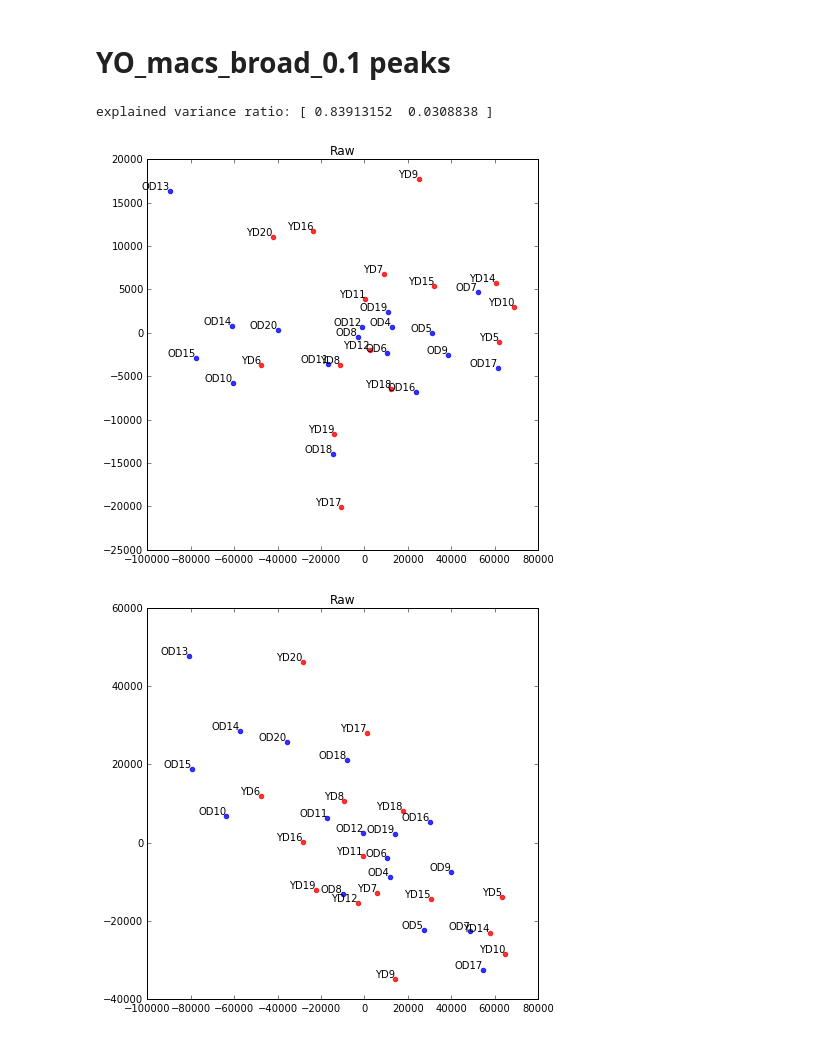
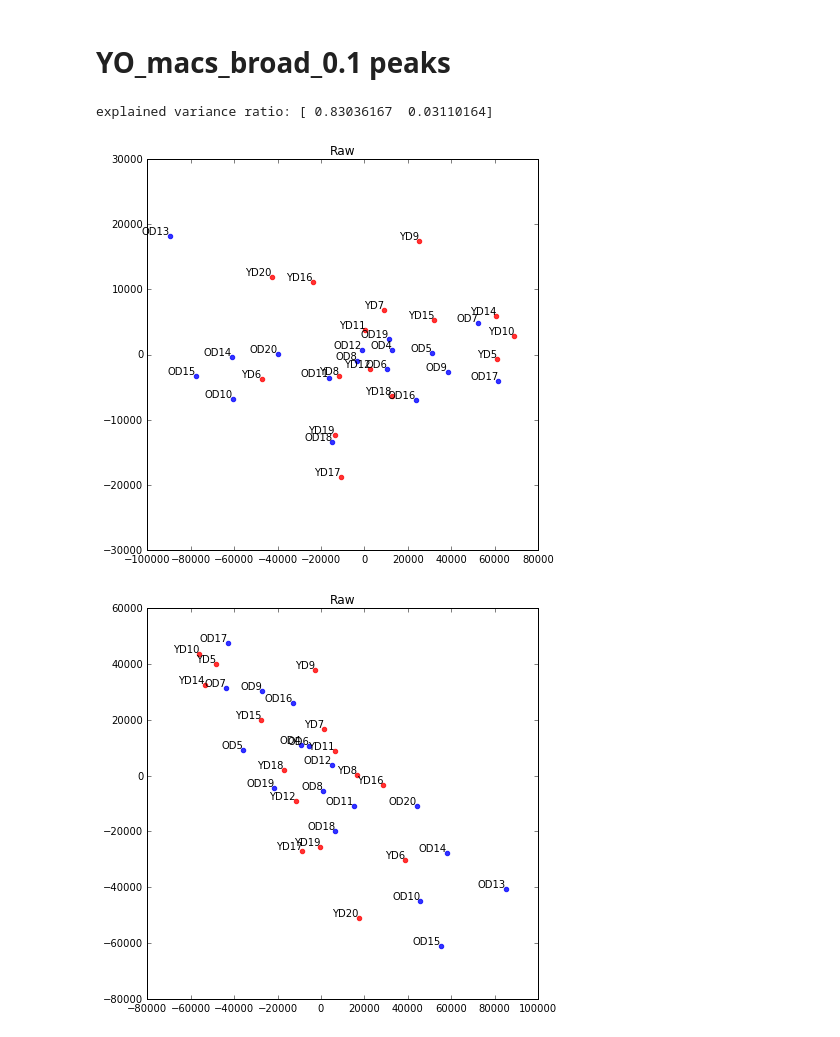
Before and after one commit to JetBrains-Research/washu, a Jupyter notebook: notebooks/k4me1_peaks_signal.ipynb, the cells around one changed output. Saved outputs shown, nothing was run; the diff lists cells and outputs as text; code cells hidden in the pictures.

Commit message:
Update to the latest peaks counts taking fragment size into account

```diff
--- a/notebooks/k4me1_peaks_signal.ipynb
+++ b/notebooks/k4me1_peaks_signal.ipynb
@@ -27,14 +32,14 @@ from bed.bedtrace import run, Bed
 import matplotlib.pyplot as plt
 from sklearn import datasets
 from sklearn.decomposition import PCA
-from sklearn.discriminant_analysis import LinearDiscriminantAnalysis
+from sklearn.lda import LDA
 from sklearn.manifold import MDS
 
 import re
 
 def signal_pca(signal, title):
     pca = PCA(n_components=2)
-    signal_r = pca.fit(signal).transform(signal)
+    signal_r = pca.fit_transform(signal)
     print('explained variance ratio: {}'.format(pca.explained_variance_ratio_))
 
     ODS=np.asarray([n.startswith('OD') for n in signal.index])
@@ -81,16 +98,16 @@ def signal_mds(signal, title):
 # %% [markdown]
 # YO_macs_broad_0.1 peaks
 # %%
-FOLDER='/Volumes/WD/scratch/artyomov_lab_aging/Y10OD10/chipseq/processed/k4me1/k4me1_20vs20_reseq_bams_unique/coverages/YO_macs_broad_0.1/'
+FOLDER='/Volumes/WD/scratch/artyomov_lab_aging/Y10OD10/chipseq/processed/k4me1/k4me1_peaks_signal/'
 signal_df = pd.read_csv(FOLDER + 'YO_macs_broad_0.1_raw.csv')
 signal = signal_df.drop(['chr', 'start', 'end', 'OD_input_unique', 'YD_input_unique'], axis=1).transpose()
 signal_pca(signal, 'Raw')
 signal_mds(signal, 'Raw')
 signal_lda(signal, 'Raw')
 # %% [output]
-explained variance ratio: [ 0.83913152  0.0308838 ]
+explained variance ratio: [ 0.83036167  0.03110164]
-[figure, old version]
+[figure, new version]
-[figure, old version]
+[figure, new version]
 # %%
 signal_df = pd.read_csv(FOLDER + 'YO_macs_broad_0.1_by_mln.csv')
 signal = signal_df.drop(['chr', 'start', 'end', 'OD_input_unique', 'YD_input_unique'], axis=1).transpose()
```
Also changed, not shown: parts of 17 cells of this notebook.
